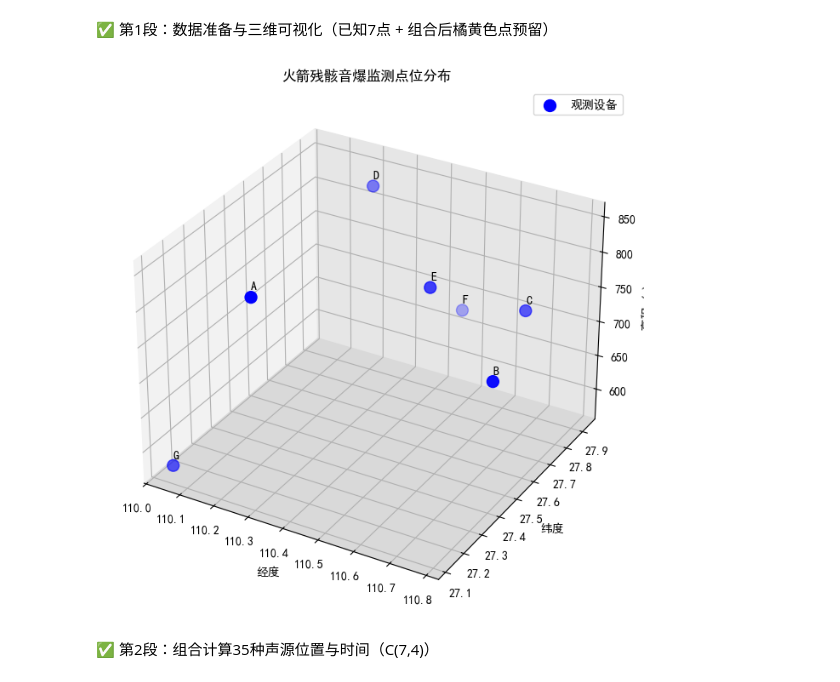
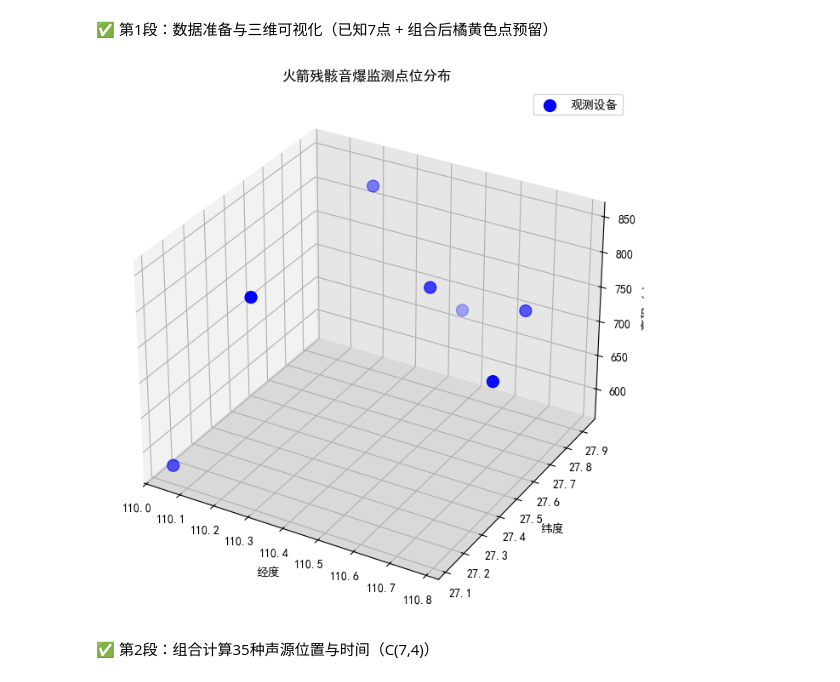
Before and after one commit to blueingj/python-demo, a Jupyter notebook: 数模/11.ipynb, the cells around one changed output. Cells and saved outputs as stored; diff of their text form; code cells hidden in the pictures.

```diff
--- a/数模/11.ipynb
+++ b/数模/11.ipynb
@@ -20,36 +20,36 @@ stations = {
     'G': [110.047, 27.121, 575, 163.024]
 }
 
 station_names = list(stations.keys())
 station_data = np.array([stations[name] for name in station_names])  # shape: (7, 4)
 station_pos = station_data[:, :3]
 station_time = station_data[:, 3]
 
 fig = plt.figure(figsize=(10, 8))
 ax = fig.add_subplot(111, projection='3d')
 ax.grid(True)
 
 # 设置不同灰度的背景面
 ax.xaxis.set_pane_color((0.95, 0.95, 0.95, 1.0))
 ax.yaxis.set_pane_color((0.9, 0.9, 0.9, 1.0))
 ax.zaxis.set_pane_color((0.85, 0.85, 0.85, 1.0))
 
 # 绘制7个设备点
 ax.scatter(station_pos[:, 0], station_pos[:, 1], station_pos[:, 2],
            c='blue', s=100, label='观测设备')
 
-for i, name in enumerate(station_names):
-    ax.text(station_pos[i, 0], station_pos[i, 1], station_pos[i, 2] + 10, name)
+#for i, name in enumerate(station_names):
+#    ax.text(station_pos[i, 0], station_pos[i, 1], station_pos[i, 2] + 10, name)
 
 ax.set_xlabel('经度')
 ax.set_ylabel('纬度')
 ax.set_zlabel('高程 (m)')
 ax.set_title('火箭残骸音爆监测点位分布')
 
 plt.legend()
 plt.show()
 # %% [output]
-[figure, old version]
+[figure, new version]
 # %% [markdown]
 ✅ 第2段：组合计算35种声源位置与时间（C(7,4)）
 # %%
```
Also changed, not shown: 1 other file.
